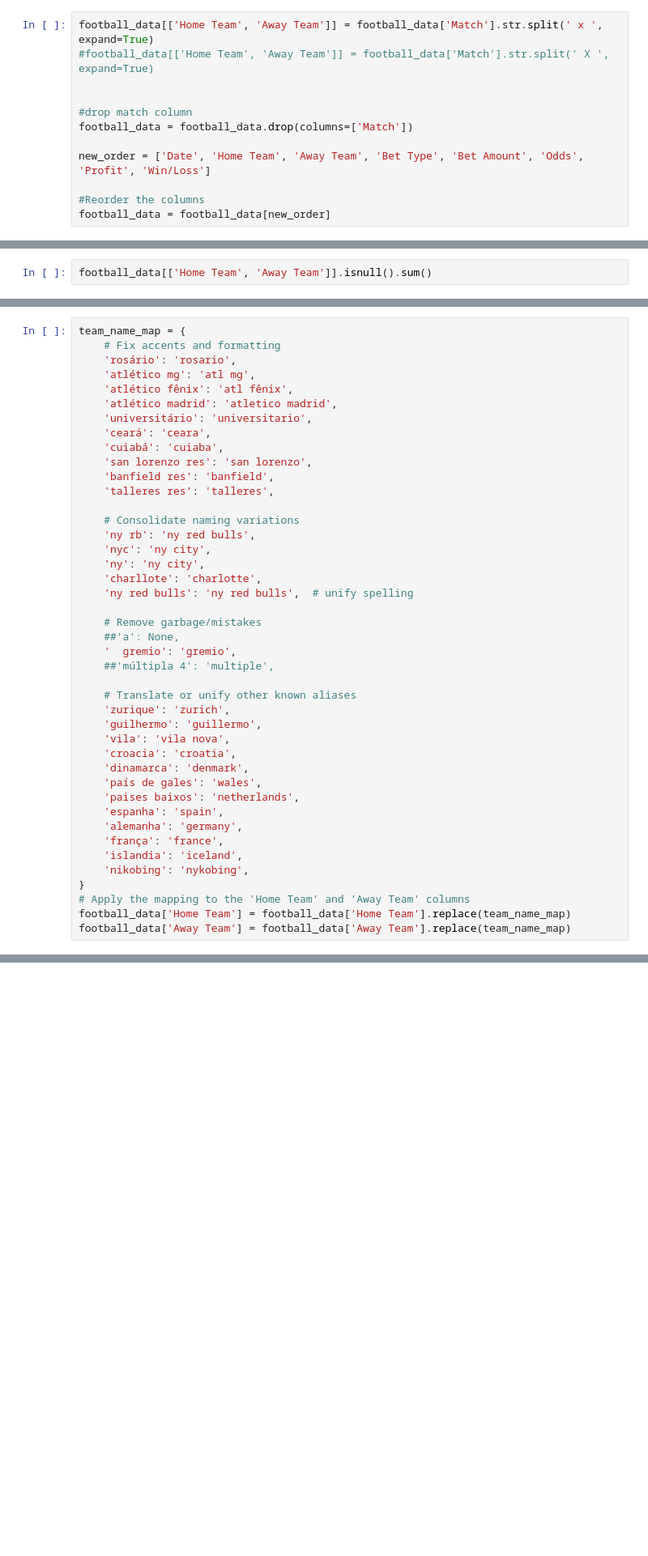
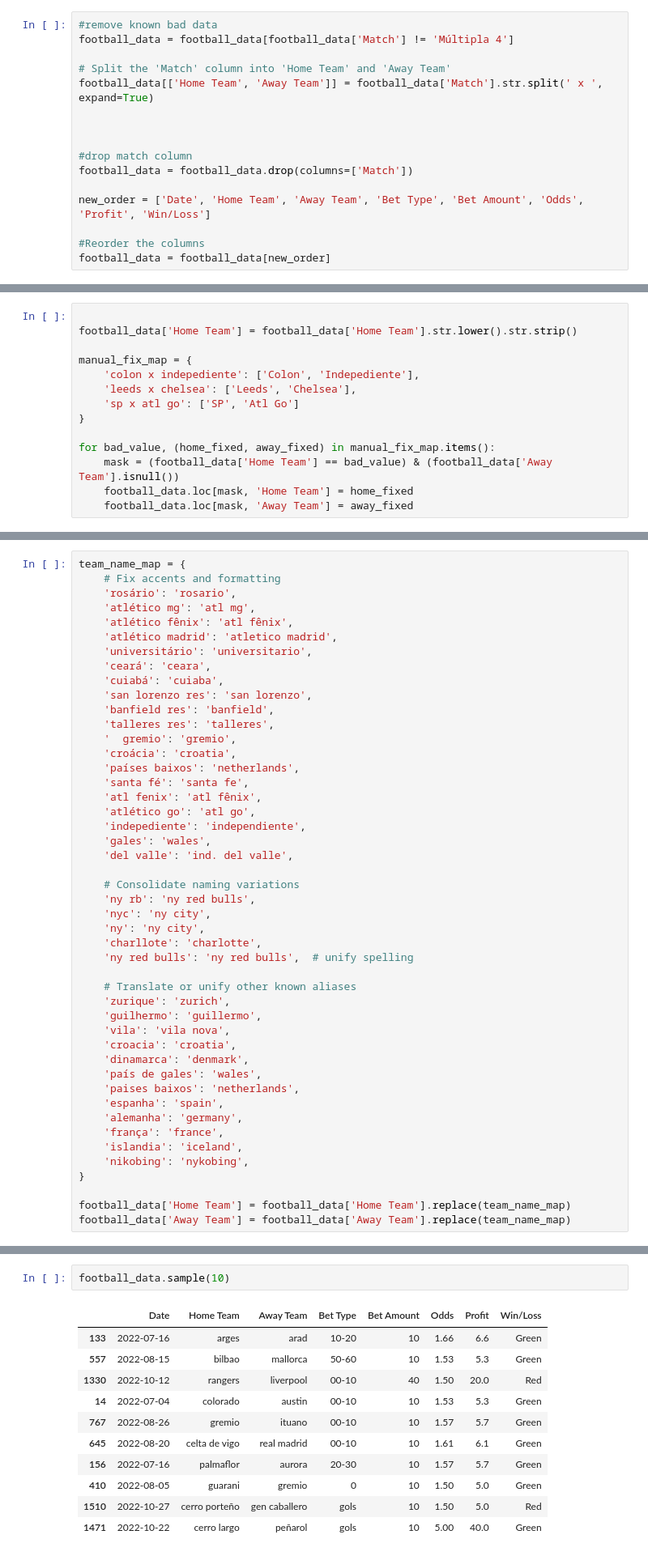
Before and after one commit to peterjanas/betting-BI, a Jupyter notebook: cleaning_football.ipynb, the cells around one changed output, grey strips where cells are left out. Shown: that part at 81% size. Cells and saved outputs as stored; diff of their text form; blank space fills up the shorter version.

Commit message:
more cleaning of football

```diff
--- a/cleaning_football.ipynb
+++ b/cleaning_football.ipynb
@@ -244,6 +227,10 @@ football_data[~football_data['Match'].str.contains('x', case=False, na=False)]
 # %%
+#remove known bad data
+football_data = football_data[football_data['Match'] != 'Múltipla 4']
+
+# Split the 'Match' column into 'Home Team' and 'Away Team'
 football_data[['Home Team', 'Away Team']] = football_data['Match'].str.split(' x ', expand=True)
-#football_data[['Home Team', 'Away Team']] = football_data['Match'].str.split(' X ', expand=True)
+
 
 
 #drop match column
@@ -258,2 +252,14 @@ Standardize the team names
 # %%
-football_data[['Home Team', 'Away Team']].isnull().sum()
+
+football_data['Home Team'] = football_data['Home Team'].str.lower().str.strip()
+
+manual_fix_map = {
+    'colon x indepediente': ['Colon', 'Indepediente'],
+    'leeds x chelsea': ['Leeds', 'Chelsea'],
+    'sp x atl go': ['SP', 'Atl Go']
+}
+
+for bad_value, (home_fixed, away_fixed) in manual_fix_map.items():
+    mask = (football_data['Home Team'] == bad_value) & (football_data['Away Team'].isnull())
+    football_data.loc[mask, 'Home Team'] = home_fixed
+    football_data.loc[mask, 'Away Team'] = away_fixed
@@ -316,6 +324,15 @@ team_name_map = {
     'san lorenzo res': 'san lorenzo',
     'banfield res': 'banfield',
     'talleres res': 'talleres',
+    '  gremio': 'gremio',
+    'croácia': 'croatia',
+    'países baixos': 'netherlands',
+    'santa fé': 'santa fe',
+    'atl fenix': 'atl fênix',
+    'atlético go': 'atl go',
+    'indepediente': 'independiente',
+    'gales': 'wales',
+    'del valle': 'ind. del valle',
 
     # Consolidate naming variations
     'ny rb': 'ny red bulls',
@@ -323,11 +340,6 @@ team_name_map = {
     'ny': 'ny city',
     'charllote': 'charlotte',
     'ny red bulls': 'ny red bulls',  # unify spelling
-
-    # Remove garbage/mistakes
-    ##'a': None,
-    '  gremio': 'gremio',
-    ##'múltipla 4': 'multiple',
 
     # Translate or unify other known aliases
     'zurique': 'zurich',
@@ -343,7 +355,7 @@ team_name_map = {
     'islandia': 'iceland',
     'nikobing': 'nykobing',
 }
-# Apply the mapping to the 'Home Team' and 'Away Team' columns
+
 football_data['Home Team'] = football_data['Home Team'].replace(team_name_map)
 football_data['Away Team'] = football_data['Away Team'].replace(team_name_map)
 # %%
@@ -381,0 +374,14 @@ football_data[football_data['Away Team'].isnull()]
+# %%
+football_data.sample(10)
+# %% [output]
+|  | Date | Home Team | Away Team | Bet Type | Bet Amount | Odds | Profit | Win/Loss |
+| 133 | 2022-07-16 | arges | arad | 10-20 | 10 | 1.66 | 6.6 | Green |
+| 557 | 2022-08-15 | bilbao | mallorca | 50-60 | 10 | 1.53 | 5.3 | Green |
+| 1330 | 2022-10-12 | rangers | liverpool | 00-10 | 40 | 1.50 | 20.0 | Red |
+| 14 | 2022-07-04 | colorado | austin | 00-10 | 10 | 1.53 | 5.3 | Green |
+| 767 | 2022-08-26 | gremio | ituano | 00-10 | 10 | 1.57 | 5.7 | Green |
+| 645 | 2022-08-20 | celta de vigo | real madrid | 00-10 | 10 | 1.61 | 6.1 | Green |
+| 156 | 2022-07-16 | palmaflor | aurora | 20-30 | 10 | 1.57 | 5.7 | Green |
+| 410 | 2022-08-05 | guarani | gremio | 0 | 10 | 1.50 | 5.0 | Green |
+| 1510 | 2022-10-27 | cerro porteño | gen caballero | gols | 10 | 1.50 | 5.0 | Red |
+| 1471 | 2022-10-22 | cerro largo | peñarol | gols | 10 | 5.00 | 40.0 | Green |
```
Also changed, not shown: parts of 26 cells of this notebook, 1 other file.
